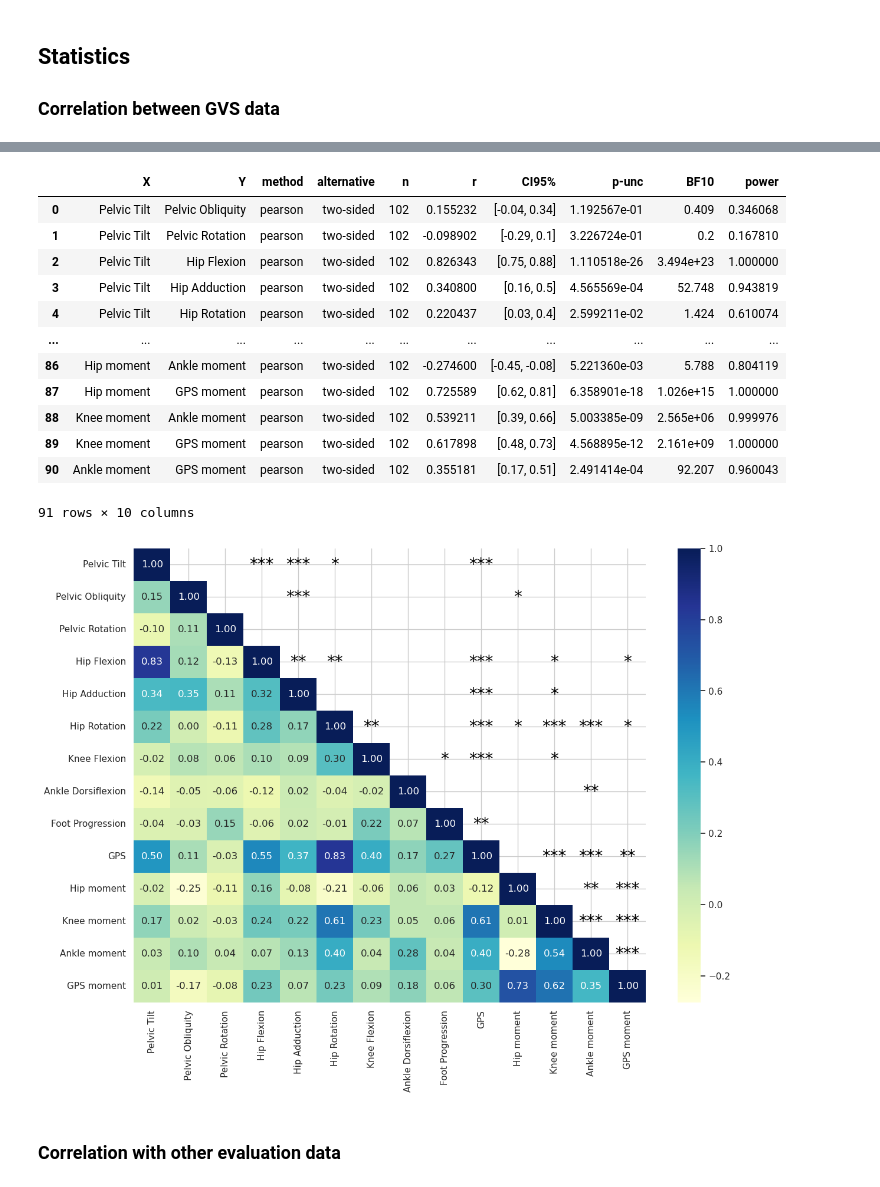
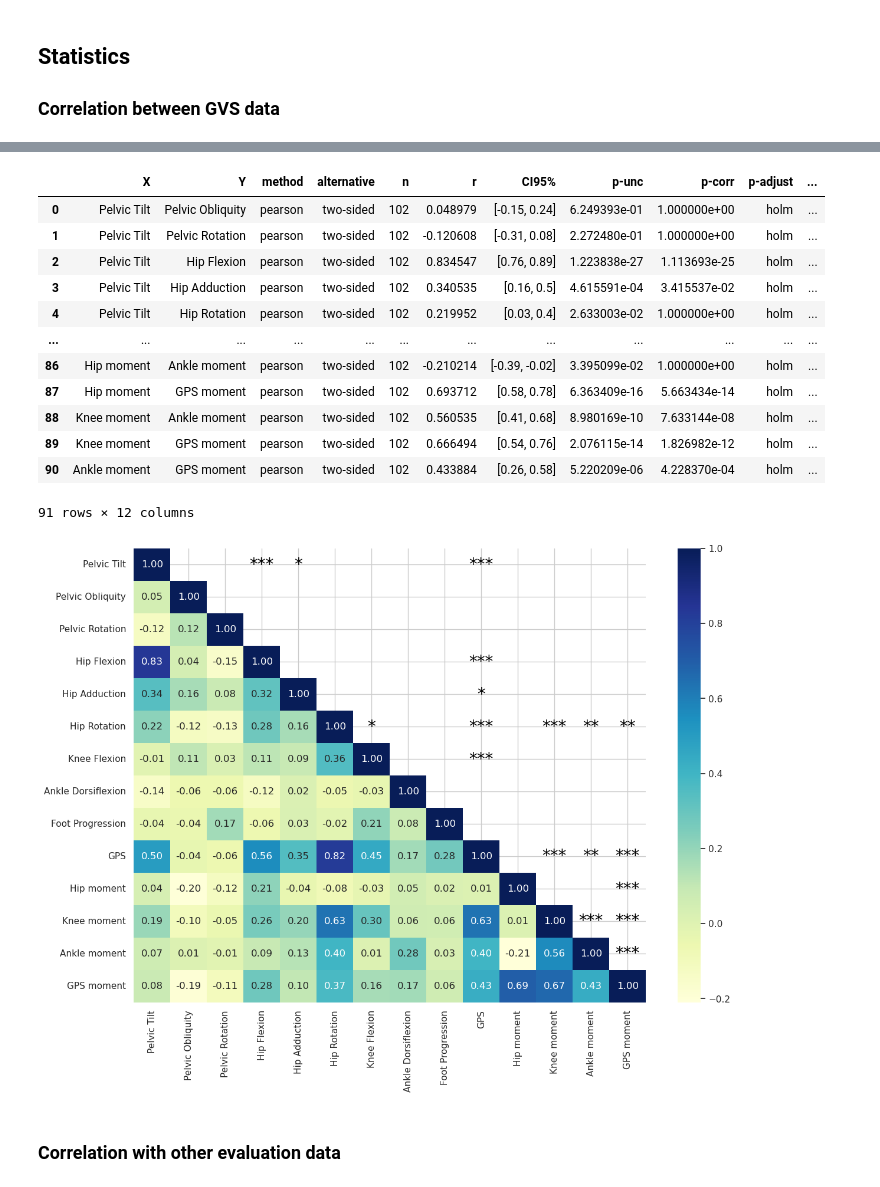
Before and after one commit to demotu/gait_score, a Jupyter notebook: notebooks/gps.ipynb, the cells around one changed output, grey strips where cells are left out. Saved outputs shown, nothing was run; the diff lists cells and outputs as text; code cells hidden in the pictures.

```diff
--- a/notebooks/gps.ipynb
+++ b/notebooks/gps.ipynb
@@ -315,11 +315,11 @@ def load_info(fname):
 
 
 
-def corr_heatmap(df, method='pearson'):
+def corr_heatmap(df, method='pearson', padjust='none'):
     """calculate r and plot
     """
-    df_r = df.rcorr(method=method)
-    df_r = df_r.replace('-','1.0')
+    df_r = df.rcorr(method=method, padjust=padjust)
+    df_r = df_r.replace('-', '1.0')
     mask = np.zeros_like(df_r, dtype=bool)
     mask[np.tril_indices_from(mask)] = True
     fig, ax = plt.subplots(figsize=(14, 10))
@@ -357,11 +362,11 @@ RMSD = lambda x, y: np.sqrt(np.nanmean((y - x)**2, axis=0))  #  x and y must be
 # reference data from Claudiane
 path2 = path / 'data/Claudiane'
 if os.getenv("COLAB_RELEASE_TAG"):
-    url = 'https://raw.githubusercontent.com/demotu/gait_score/refs/heads/main/data/Claudiane/angles_mom_ref_gp19b.csv'
+    url = 'https://raw.githubusercontent.com/demotu/gait_score/refs/heads/main/data/Claudiane/angles_mom_ref_claudiane.csv'
     ref_data = pd.read_csv(url, index_col=0)
 else:
     #ref_data = pd.read_csv('./../data/Claudiane/angles_mom_ref_gp19b.csv', index_col=0)
-    ref_data = pd.read_csv(path2 / 'angles_mom_ref_gp19b.csv', index_col=0)
+    ref_data = pd.read_csv(path2 / 'angles_mom_ref_claudiane.csv', index_col=0)
 
 # get only the kinematics for GPS
 ref_data_kin = ref_data[['Pelvis_Z_m', 'Pelvis_Z_sd', 'Pelvis_X_m', 'Pelvis_X_sd', 'Pelvis_Y_m', 'Pelvis_Y_sd',
@@ -561,24 +567,24 @@ gvs_all
 102 rows × 14 columns
 # %%
-pg.pairwise_corr(gvs_all, method='pearson')
+pg.pairwise_corr(gvs_all, method='pearson', padjust='holm')
 # %% [output]
-|  | X | Y | method | alternative | n | r | CI95% | p-unc | BF10 | power |
-| 0 | Pelvic Tilt | Pelvic Obliquity | pearson | two-sided | 102 | 0.155232 | [-0.04, 0.34] | 1.192567e-01 | 0.409 | 0.346068 |
-| 1 | Pelvic Tilt | Pelvic Rotation | pearson | two-sided | 102 | -0.098902 | [-0.29, 0.1] | 3.226724e-01 | 0.2 | 0.167810 |
-| 2 | Pelvic Tilt | Hip Flexion | pearson | two-sided | 102 | 0.826343 | [0.75, 0.88] | 1.110518e-26 | 3.494e+23 | 1.000000 |
-| 3 | Pelvic Tilt | Hip Adduction | pearson | two-sided | 102 | 0.340800 | [0.16, 0.5] | 4.565569e-04 | 52.748 | 0.943819 |
-| 4 | Pelvic Tilt | Hip Rotation | pearson | two-sided | 102 | 0.220437 | [0.03, 0.4] | 2.599211e-02 | 1.424 | 0.610074 |
-| ... | ... | ... | ... | ... | ... | ... | ... | ... | ... | ... |
-| 86 | Hip moment | Ankle moment | pearson | two-sided | 102 | -0.274600 | [-0.45, -0.08] | 5.221360e-03 | 5.788 | 0.804119 |
-| 87 | Hip moment | GPS moment | pearson | two-sided | 102 | 0.725589 | [0.62, 0.81] | 6.358901e-18 | 1.026e+15 | 1.000000 |
-| 88 | Knee moment | Ankle moment | pearson | two-sided | 102 | 0.539211 | [0.39, 0.66] | 5.003385e-09 | 2.565e+06 | 0.999976 |
-| 89 | Knee moment | GPS moment | pearson | two-sided | 102 | 0.617898 | [0.48, 0.73] | 4.568895e-12 | 2.161e+09 | 1.000000 |
-| 90 | Ankle moment | GPS moment | pearson | two-sided | 102 | 0.355181 | [0.17, 0.51] | 2.491414e-04 | 92.207 | 0.960043 |
+|  | X | Y | method | alternative | n | r | CI95% | p-unc | p-corr | p-adjust | ... |
+| 0 | Pelvic Tilt | Pelvic Obliquity | pearson | two-sided | 102 | 0.048979 | [-0.15, 0.24] | 6.249393e-01 | 1.000000e+00 | holm | ... |
+| 1 | Pelvic Tilt | Pelvic Rotation | pearson | two-sided | 102 | -0.120608 | [-0.31, 0.08] | 2.272480e-01 | 1.000000e+00 | holm | ... |
+| 2 | Pelvic Tilt | Hip Flexion | pearson | two-sided | 102 | 0.834547 | [0.76, 0.89] | 1.223838e-27 | 1.113693e-25 | holm | ... |
+| 3 | Pelvic Tilt | Hip Adduction | pearson | two-sided | 102 | 0.340535 | [0.16, 0.5] | 4.615591e-04 | 3.415537e-02 | holm | ... |
+| 4 | Pelvic Tilt | Hip Rotation | pearson | two-sided | 102 | 0.219952 | [0.03, 0.4] | 2.633003e-02 | 1.000000e+00 | holm | ... |
+| ... | ... | ... | ... | ... | ... | ... | ... | ... | ... | ... | ... |
+| 86 | Hip moment | Ankle moment | pearson | two-sided | 102 | -0.210214 | [-0.39, -0.02] | 3.395099e-02 | 1.000000e+00 | holm | ... |
+| 87 | Hip moment | GPS moment | pearson | two-sided | 102 | 0.693712 | [0.58, 0.78] | 6.363409e-16 | 5.663434e-14 | holm | ... |
+| 88 | Knee moment | Ankle moment | pearson | two-sided | 102 | 0.560535 | [0.41, 0.68] | 8.980169e-10 | 7.633144e-08 | holm | ... |
+| 89 | Knee moment | GPS moment | pearson | two-sided | 102 | 0.666494 | [0.54, 0.76] | 2.076115e-14 | 1.826982e-12 | holm | ... |
+| 90 | Ankle moment | GPS moment | pearson | two-sided | 102 | 0.433884 | [0.26, 0.58] | 5.220209e-06 | 4.228370e-04 | holm | ... |
-91 rows × 10 columns
+91 rows × 12 columns
 # %%
-corr_heatmap(gvs_all, method='pearson')
+corr_heatmap(gvs_all, method='pearson', padjust='holm')
 # %% [output]
-[figure, old version]
+[figure, new version]
 # %% [markdown]
 ### Correlation with other evaluation data
 # %%
```
Also changed, not shown: parts of 24 cells of this notebook, 3 other files.
